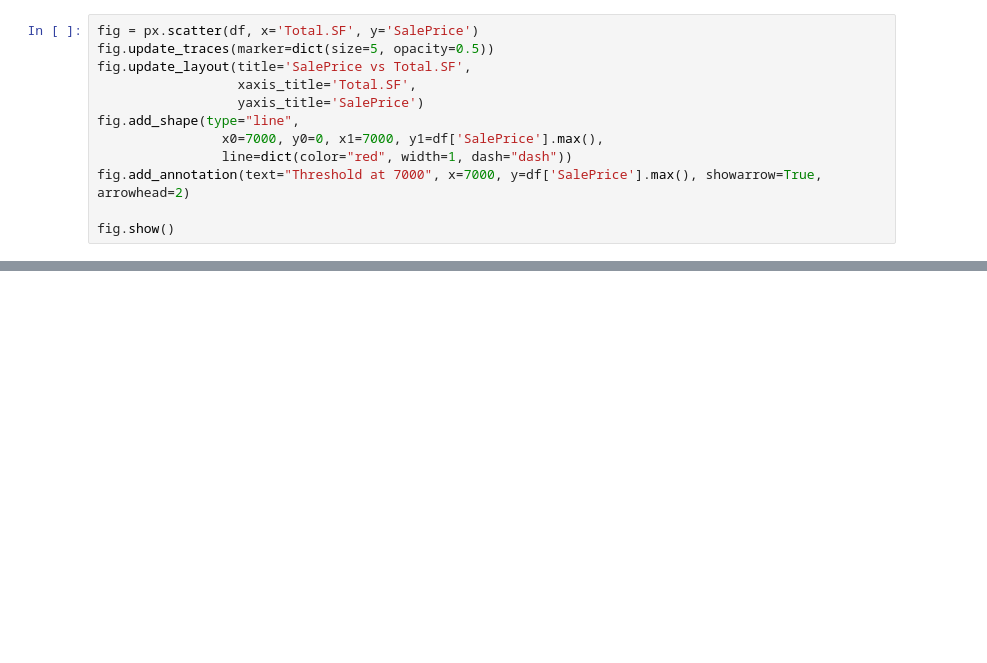
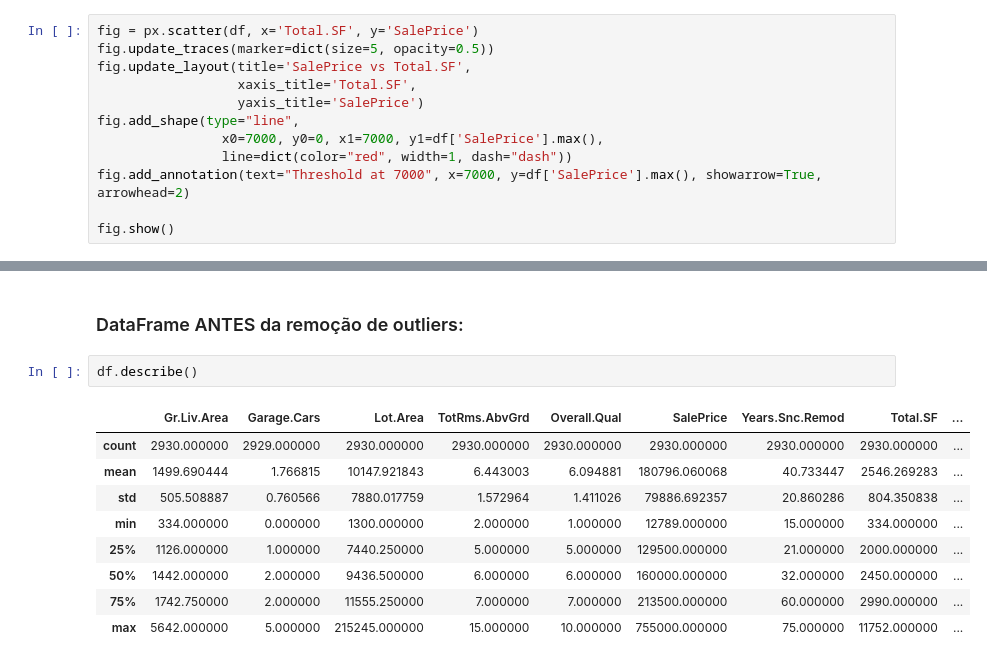
Before and after one commit to luigilopesz/machine-learning-project, a Jupyter notebook: models/project.ipynb, the cells around one changed output, grey strips where cells are left out. Cells and saved outputs as stored; diff of their text form; blank space fills up the shorter version.

Commit message:
remocao de outliers feita de forma magnifica, que da ate gosto de ver

```diff
--- a/models/project.ipynb
+++ b/models/project.ipynb
@@ -212,0 +236,14 @@ fig.show()
+# %% [markdown]
+### DataFrame ANTES da remoção de outliers:
+# %%
+df.describe()
+# %% [output]
+|  | Gr.Liv.Area | Garage.Cars | Lot.Area | TotRms.AbvGrd | Overall.Qual | SalePrice | Years.Snc.Remod | Total.SF | ... |
+| count | 2930.000000 | 2929.000000 | 2930.000000 | 2930.000000 | 2930.000000 | 2930.000000 | 2930.000000 | 2930.000000 | ... |
+| mean | 1499.690444 | 1.766815 | 10147.921843 | 6.443003 | 6.094881 | 180796.060068 | 40.733447 | 2546.269283 | ... |
+| std | 505.508887 | 0.760566 | 7880.017759 | 1.572964 | 1.411026 | 79886.692357 | 20.860286 | 804.350838 | ... |
+| min | 334.000000 | 0.000000 | 1300.000000 | 2.000000 | 1.000000 | 12789.000000 | 15.000000 | 334.000000 | ... |
+| 25% | 1126.000000 | 1.000000 | 7440.250000 | 5.000000 | 5.000000 | 129500.000000 | 21.000000 | 2000.000000 | ... |
+| 50% | 1442.000000 | 2.000000 | 9436.500000 | 6.000000 | 6.000000 | 160000.000000 | 32.000000 | 2450.000000 | ... |
+| 75% | 1742.750000 | 2.000000 | 11555.250000 | 7.000000 | 7.000000 | 213500.000000 | 60.000000 | 2990.000000 | ... |
+| max | 5642.000000 | 5.000000 | 215245.000000 | 15.000000 | 10.000000 | 755000.000000 | 75.000000 | 11752.000000 | ... |
```
Also changed, not shown: parts of 14 cells of this notebook.
